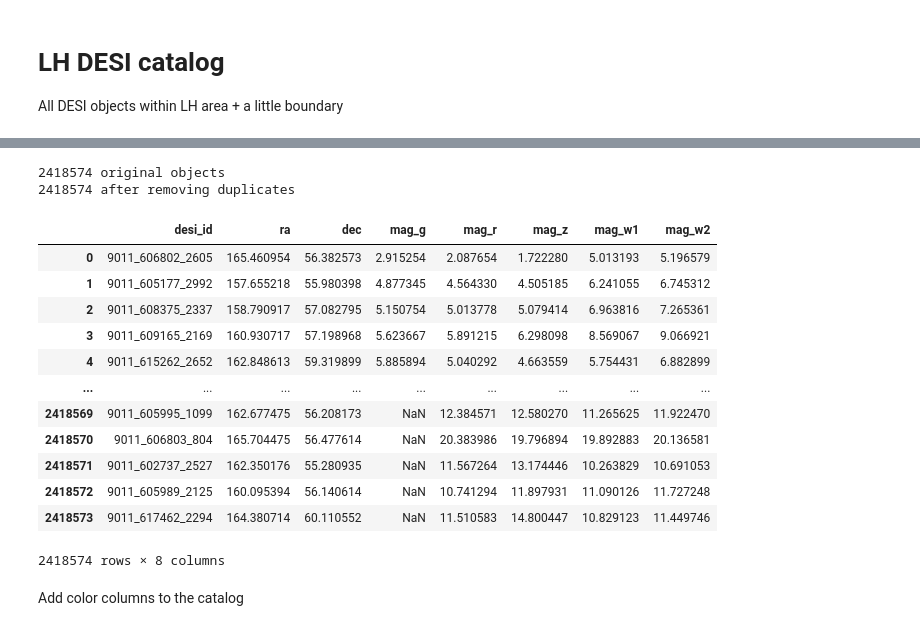
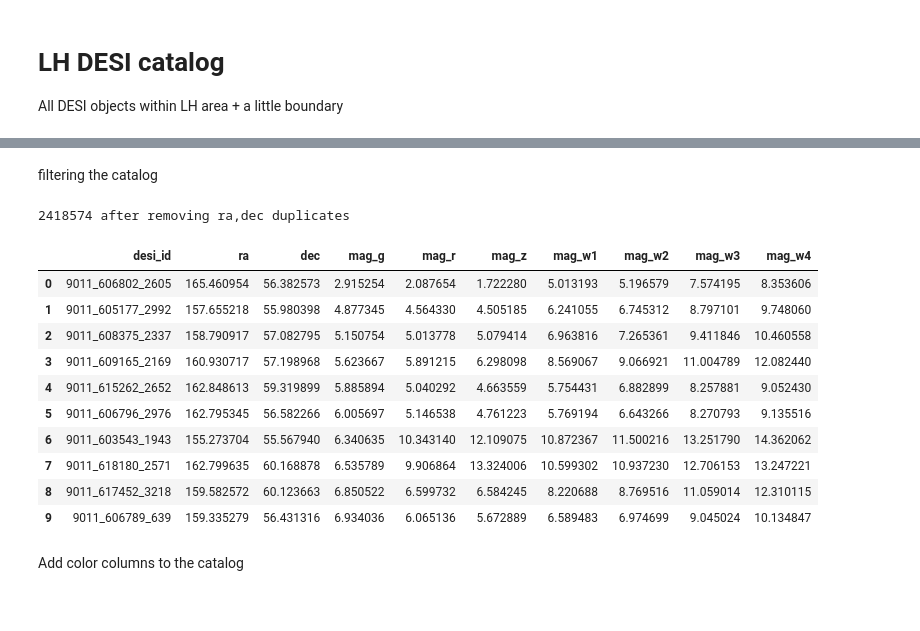
Before and after one commit to SergeiDBykov/lockman_hole, a Jupyter notebook: 2_LH-ero-desi-nway/0_catalog_preparation.ipynb, the cells around one changed output, grey strips where cells are left out. Drawn from its saved outputs; the diff is of its cells as text; code cells hidden in the pictures.

```diff
--- a/2_LH-ero-desi-nway/1_catalog_preparation.ipynb
+++ b/2_LH-ero-desi-nway/0_catalog_preparation.ipynb
@@ -104,3 +95,7 @@ writing "/Users/sdbykov/work/lockman_hole/0_data/ERO_lhpv_03_23_sd01_a15_g14_shi
 # LH DESI catalog
 
 All DESI objects within LH area + a little boundary
+# %%
+desi_cat_orig = pd.read_pickle(data_path+'desi_lh.gz_pkl', compression='gzip')
+desi_cat_orig = desi_cat_orig.replace([np.inf, -np.inf], np.nan)
+print(len(desi_cat_orig), 'original objects')
@@ -106,0 +106,18 @@ All DESI objects within LH area + a little boundary
+# %%
+print('fraction of missed measurements  per filter, in per cent:')
+print(desi_cat_orig[['dered_mag_g',	'dered_mag_r',	'dered_mag_z',	'dered_mag_w1',	'dered_mag_w2',	'dered_mag_w3',	'dered_mag_w4']].agg(lambda x: np.round(100*np.mean(np.isnan(x)),1)))
+
+from collections import Counter
+desi_cat_orig['missing_cols'] = desi_cat_orig.isna().apply(lambda x: desi_cat_orig.columns[x].tolist(), axis=1)
+
+A = desi_cat_orig.missing_cols.tolist()
+n_srcs = len(desi_cat_orig)
+count = Counter(map(tuple, A))
+
+missing = pd.DataFrame.from_dict(count, orient='index', columns=['count_missing'])
+missing= missing.sort_values(by = 'count_missing', ascending=False)
+missing['frac_missing'] = 100*missing['count_missing']/n_srcs
+missing['cumsum_count_missing'] = missing['count_missing'].cumsum()
+missing['cumsum_frac_missing'] = missing['frac_missing'].cumsum()
+
+missing[missing.frac_missing>1]
@@ -107,48 +176,44 @@ All DESI objects within LH area + a little boundary
+# %% [markdown]
+filtering the catalog
 # %%
-desi_cat_orig = pd.read_pickle(data_path+'desi_lh.gz_pkl', compression='gzip')
-print(len(desi_cat_orig), 'original objects')
-
 
 #from 1_csc-desi-photo-prior/0_train0catalogs.ipynb
+desi_cat = desi_cat_orig.copy()
 #desi_cat = desi_cat_orig.query('brick_primary == True')
-desi_cat = desi_cat_orig.copy()
+#print(len(desi_cat), 'after brick_primary == True filter')
 desi_cat = desi_cat.sort_values(by=['flux_g'], ascending=[False])
-#print(len(desi_cat), 'after brick_primary == True filter')
 #step 2: remove duplicates in ['ra_csc', 'dec_csc', 'ra', 'dec'] and keep the one with the highest flux_g
 desi_cat = desi_cat.drop_duplicates(subset=['ra', 'dec'], keep='first')
-print(len(desi_cat), 'after removing duplicates')
+print(len(desi_cat), 'after removing ra,dec duplicates')
 
 
 
 tm_desi_id=desi_cat['release'].astype(str)+'_'+desi_cat['brickid'].astype(str)+'_'+desi_cat['objid'].astype(str)
 desi_cat['desi_id'] = tm_desi_id
 
 
-columns_to_retain = ['desi_id', 'ra', 'dec', 'dered_mag_g', 'dered_mag_r', 'dered_mag_z', 'dered_mag_w1', 'dered_mag_w2']
+columns_to_retain = ['desi_id', 'ra', 'dec', 'dered_mag_g', 'dered_mag_r', 'dered_mag_z', 'dered_mag_w1', 'dered_mag_w2', 'dered_mag_w3', 'dered_mag_w4']
 desi_cat = desi_cat[columns_to_retain]
 
 
 #TODO mag_g -> dered_mag_g
-desi_cat.rename(columns={'dered_mag_g':'mag_g', 'dered_mag_r': 'mag_r', 'dered_mag_z': 'mag_z', 'dered_mag_w1': 'mag_w1', 'dered_mag_w2': 'mag_w2'}, inplace=True)
+desi_cat.rename(columns={'dered_mag_g':'mag_g', 'dered_mag_r': 'mag_r', 'dered_mag_z': 'mag_z', 'dered_mag_w1': 'mag_w1', 'dered_mag_w2': 'mag_w2', 'dered_mag_w3': 'mag_w3', 'dered_mag_w4': 'mag_w4'}, inplace=True)
 
 desi_cat.reset_index(inplace=True, drop = True)
-desi_cat
+desi_cat.head(10)
 # %% [output]
-2418574 original objects
-2418574 after removing duplicates
+2418574 after removing ra,dec duplicates
-|  | desi_id | ra | dec | mag_g | mag_r | mag_z | mag_w1 | mag_w2 |
-| 0 | 9011_606802_2605 | 165.460954 | 56.382573 | 2.915254 | 2.087654 | 1.722280 | 5.013193 | 5.196579 |
-| 1 | 9011_605177_2992 | 157.655218 | 55.980398 | 4.877345 | 4.564330 | 4.505185 | 6.241055 | 6.745312 |
-| 2 | 9011_608375_2337 | 158.790917 | 57.082795 | 5.150754 | 5.013778 | 5.079414 | 6.963816 | 7.265361 |
-| 3 | 9011_609165_2169 | 160.930717 | 57.198968 | 5.623667 | 5.891215 | 6.298098 | 8.569067 | 9.066921 |
-| 4 | 9011_615262_2652 | 162.848613 | 59.319899 | 5.885894 | 5.040292 | 4.663559 | 5.754431 | 6.882899 |
-| ... | ... | ... | ... | ... | ... | ... | ... | ... |
-| 2418569 | 9011_605995_1099 | 162.677475 | 56.208173 | NaN | 12.384571 | 12.580270 | 11.265625 | 11.922470 |
-| 2418570 | 9011_606803_804 | 165.704475 | 56.477614 | NaN | 20.383986 | 19.796894 | 19.892883 | 20.136581 |
-| 2418571 | 9011_602737_2527 | 162.350176 | 55.280935 | NaN | 11.567264 | 13.174446 | 10.263829 | 10.691053 |
-| 2418572 | 9011_605989_2125 | 160.095394 | 56.140614 | NaN | 10.741294 | 11.897931 | 11.090126 | 11.727248 |
-| 2418573 | 9011_617462_2294 | 164.380714 | 60.110552 | NaN | 11.510583 | 14.800447 | 10.829123 | 11.449746 |
+|  | desi_id | ra | dec | mag_g | mag_r | mag_z | mag_w1 | mag_w2 | mag_w3 | mag_w4 |
+| 0 | 9011_606802_2605 | 165.460954 | 56.382573 | 2.915254 | 2.087654 | 1.722280 | 5.013193 | 5.196579 | 7.574195 | 8.353606 |
+| 1 | 9011_605177_2992 | 157.655218 | 55.980398 | 4.877345 | 4.564330 | 4.505185 | 6.241055 | 6.745312 | 8.797101 | 9.748060 |
+| 2 | 9011_608375_2337 | 158.790917 | 57.082795 | 5.150754 | 5.013778 | 5.079414 | 6.963816 | 7.265361 | 9.411846 | 10.460558 |
+| 3 | 9011_609165_2169 | 160.930717 | 57.198968 | 5.623667 | 5.891215 | 6.298098 | 8.569067 | 9.066921 | 11.004789 | 12.082440 |
+| 4 | 9011_615262_2652 | 162.848613 | 59.319899 | 5.885894 | 5.040292 | 4.663559 | 5.754431 | 6.882899 | 8.257881 | 9.052430 |
+| 5 | 9011_606796_2976 | 162.795345 | 56.582266 | 6.005697 | 5.146538 | 4.761223 | 5.769194 | 6.643266 | 8.270793 | 9.135516 |
+| 6 | 9011_603543_1943 | 155.273704 | 55.567940 | 6.340635 | 10.343140 | 12.109075 | 10.872367 | 11.500216 | 13.251790 | 14.362062 |
+| 7 | 9011_618180_2571 | 162.799635 | 60.168878 | 6.535789 | 9.906864 | 13.324006 | 10.599302 | 10.937230 | 12.706153 | 13.247221 |
+| 8 | 9011_617452_3218 | 159.582572 | 60.123663 | 6.850522 | 6.599732 | 6.584245 | 8.220688 | 8.769516 | 11.059014 | 12.310115 |
+| 9 | 9011_606789_639 | 159.335279 | 56.431316 | 6.934036 | 6.065136 | 5.672889 | 6.589483 | 6.974699 | 9.045024 | 10.134847 |
-2418574 rows × 8 columns
 # %% [markdown]
 Add color columns to the catalog
 # %%
```
Also changed, not shown: parts of 34 cells of this notebook, 17 other files.
